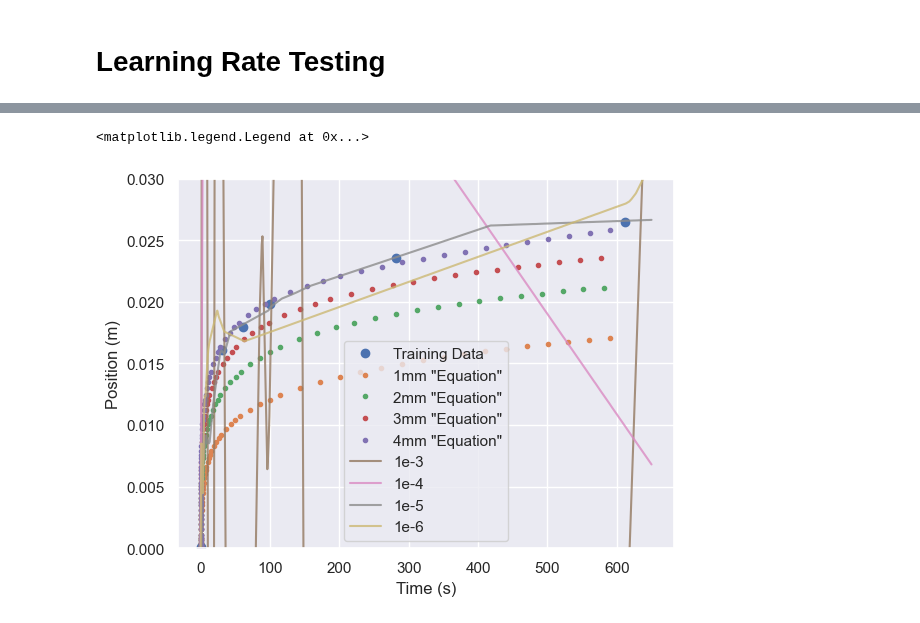
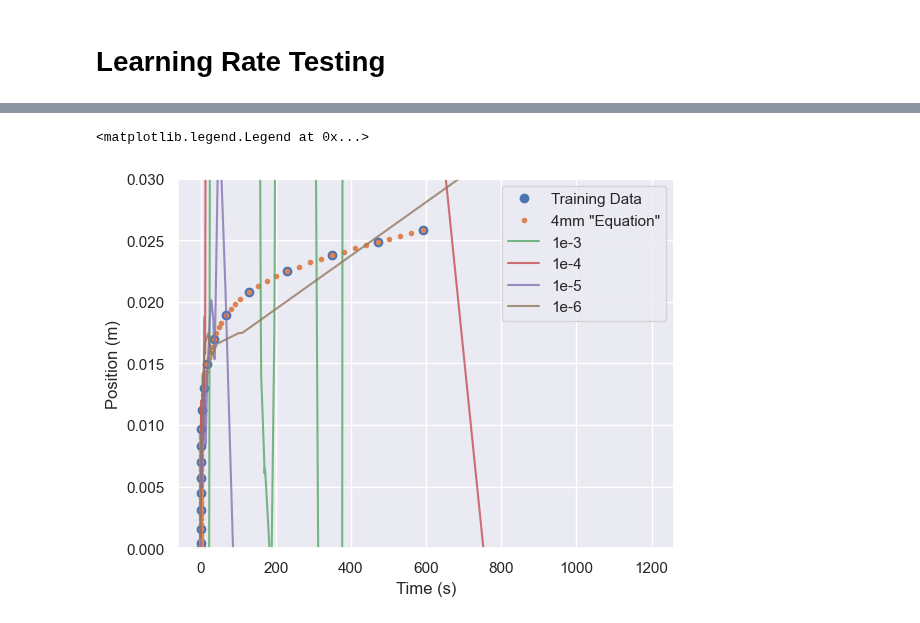
Before and after one commit to rahavdayan/pinns-model, a Jupyter notebook: src/ferrofluid/ferrofluid.ipynb, the cells around one changed output, grey strips where cells are left out. Saved outputs shown, nothing was run; the diff lists cells and outputs as text; code cells hidden in the pictures.

Commit message:
L linspace, if you test, maybe set lower bounds like 0 to 700 or something

```diff
--- a/src/ferrofluid/ferrofluid.ipynb
+++ b/src/ferrofluid/ferrofluid.ipynb
@@ -172,7 +173,12 @@ acc_x4 = np.array([
 
 # Train for 1mm
 train_t = t  # Time in (s)
-train_x = x + 0.0001*np.random.randn(6) # Distance (m)
+train_x = x + 0.0002*np.random.randn(6) # Distance (m)
+
+# Train with exact data points, where it is obtained every 4th point
+four = lambda lst: lst[1::4]
+train_t = four(acc_t4)
+train_x = four(acc_x4)
 
 
 # Plot training data and equation data
@@ -192,7 +198,7 @@ plt.legend(['Training Data', '1mm \"Equation\"', '2mm \"Equation\"', '3mm \"Equa
 # Physics Loss Model
 # %%
 def physics_loss(model: torch.nn.Module):
-    ts = torch.linspace(0, 750, steps=750,).view(-1, 1).requires_grad_(True).to(DEVICE)
+    ts = torch.linspace(0, 1200, steps=1200,).view(-1, 1).requires_grad_(True).to(DEVICE)
     xs = model(ts)
     dx = grad(xs, ts)[0]
     pde = (V*M(xs)*mu_0*dH_dx(xs))/(6*r*np.pi*eta) - dx
@@ -220,20 +235,20 @@ Epoch 9000/10000, loss: 171701.67
 # Learning Rate Testing
 # %%
 plt.plot(train_t, train_x, 'o')
-plt.plot(acc_t1, acc_x1, '.')
-plt.plot(acc_t2, acc_x2, '.')
-plt.plot(acc_t3, acc_x3, '.')
+# plt.plot(acc_t1, acc_x1, '.')
+# plt.plot(acc_t2, acc_x2, '.')
+# plt.plot(acc_t3, acc_x3, '.')
 plt.plot(acc_t4, acc_x4, '.')
 for rate in [1e-3, 1e-4, 1e-5, 1e-6]:
-    net = Net(1,1, loss2=physics_loss, epochs=20000, loss2_weight=1, lr=rate).to(DEVICE)
+    net = Net(1,1, loss2=physics_loss, epochs=14000, loss2_weight=1, lr=rate).to(DEVICE)
     losses = net.fit(train_t, train_x)
 
-    ts = np.linspace(0, 650, 650)
+    ts = np.linspace(0, 1200, 1200)
     preds = net.predict(ts)
 
     plt.plot(ts, preds, alpha=0.8)
     plt.ylabel('Position (m)')
     plt.ylim(0, 0.03)
     plt.xlabel('Time (s)')
-plt.legend(['Training Data', '1mm \"Equation\"', '2mm \"Equation\"', '3mm \"Equation\"', '4mm \"Equation\"', '1e-3', '1e-4', '1e-5', '1e-6'])
+plt.legend(['Training Data', '4mm \"Equation\"', '1e-3', '1e-4', '1e-5', '1e-6'])
 # %% [output]
@@ -257,2 +272,2 @@ Epoch 18000/20000, loss: 1.00
 <matplotlib.legend.Legend at 0x...>
-[figure, old version]
+[figure, new version]
```
Also changed, not shown: parts of 12 cells of this notebook, 1 other file.
